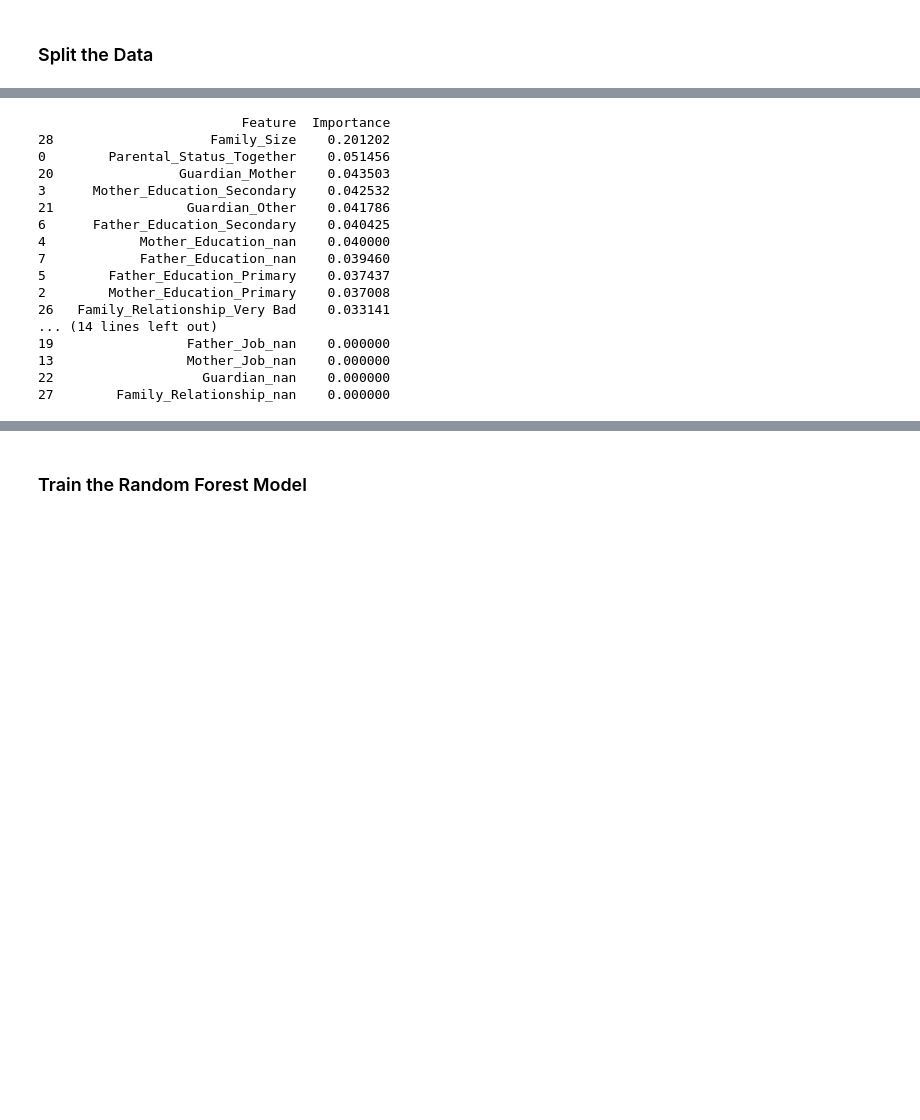
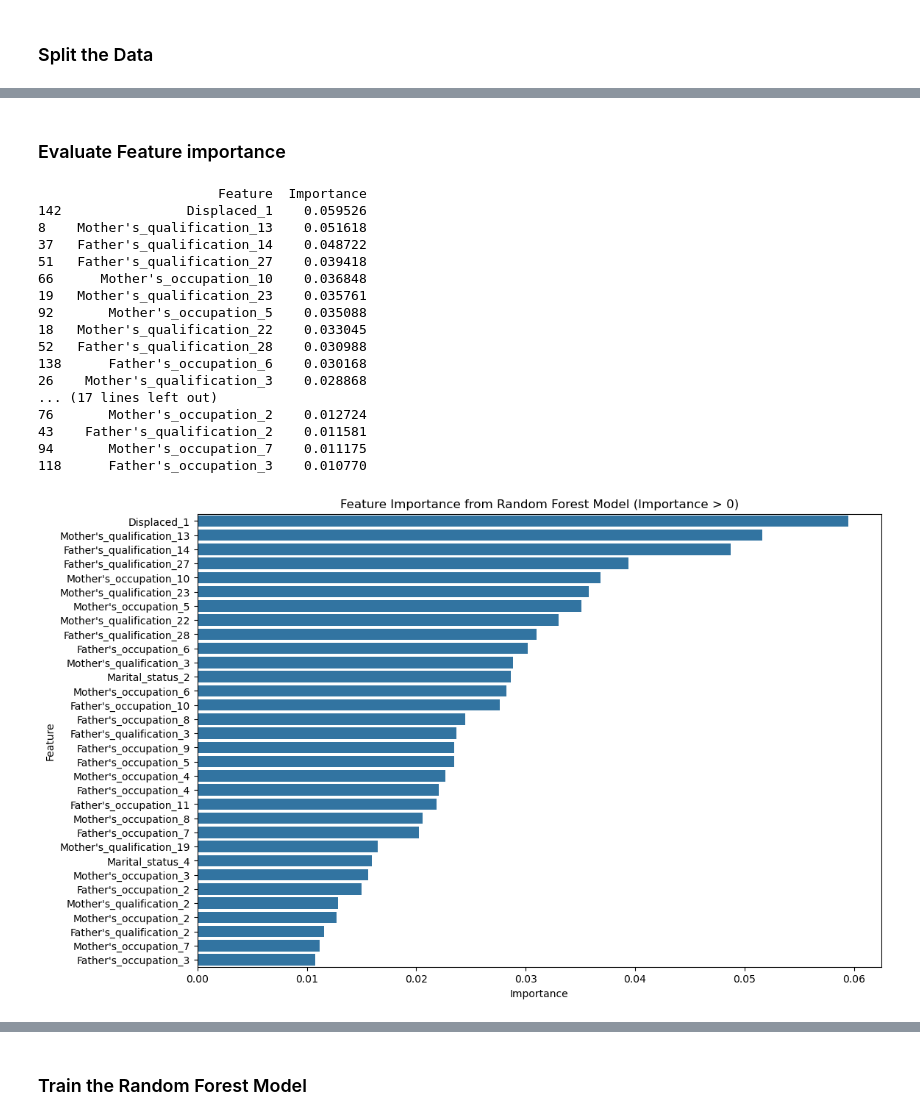
Before and after one commit to mrme77/School_DropOuts, a Jupyter notebook: Analysis.ipynb, the cells around one changed output, grey strips where cells are left out. Drawn from its saved outputs; the diff is of its cells as text; code cells hidden in the pictures; blank space fills up the shorter version.

```diff
--- a/Analysis.ipynb
+++ b/Analysis.ipynb
@@ -500,6 +527,6 @@ df_filtered.head()
 # %%
-X = df_filtered.drop('Dropped_Out', axis=1)
-y = df_filtered['Dropped_Out']
+X = df_filtered.drop('Target_encoded', axis=1)
+y = df_filtered['Target_encoded']
 # %% [markdown]
 ### Split the Data
 # %%
@@ -546,28 +543,37 @@ Confusion Matrix:
-# %%
-# Get feature importances
-importance = rf.feature_importances_
-feature_importance_df = pd.DataFrame({'Feature': X.columns, 'Importance': importance})
-
-# Sort the DataFrame by importance
-feature_importance_df.sort_values(by='Importance', ascending=False, inplace=True)
-
-# Print the feature importance DataFrame
-print(feature_importance_df)
-# %% [output]
-                          Feature  Importance
-28                    Family_Size    0.201202
-0        Parental_Status_Together    0.051456
-20                Guardian_Mother    0.043503
-3      Mother_Education_Secondary    0.042532
-21                 Guardian_Other    0.041786
-6      Father_Education_Secondary    0.040425
-4            Mother_Education_nan    0.040000
-7            Father_Education_nan    0.039460
-5        Father_Education_Primary    0.037437
-2        Mother_Education_Primary    0.037008
-26   Family_Relationship_Very Bad    0.033141
-... (14 lines left out)
-19                 Father_Job_nan    0.000000
-13                 Mother_Job_nan    0.000000
-22                   Guardian_nan    0.000000
-27        Family_Relationship_nan    0.000000
+# %% [markdown]
+### Evaluate Feature importance
+# %%
+# Get feature importances
+feature_importance = model.feature_importances_
+
+# Create a DataFrame to hold feature names and their importances
+# Filter features with importance greater than 0
+importance_df = importance_df[importance_df['Importance'] > 0.01]
+
+# Print the filtered DataFrame
+print(importance_df)
+
+# Optionally visualize the filtered feature importances
+plt.figure(figsize=(12, 8))
+sns.barplot(x='Importance', y='Feature', data=importance_df)
+plt.title('Feature Importance from Random Forest Model (Importance > 0)')
+plt.show()
+# %% [output]
+                       Feature  Importance
+142                Displaced_1    0.059526
+8    Mother's_qualification_13    0.051618
+37   Father's_qualification_14    0.048722
+51   Father's_qualification_27    0.039418
+66      Mother's_occupation_10    0.036848
+19   Mother's_qualification_23    0.035761
+92       Mother's_occupation_5    0.035088
+18   Mother's_qualification_22    0.033045
+52   Father's_qualification_28    0.030988
+138      Father's_occupation_6    0.030168
+26    Mother's_qualification_3    0.028868
+... (17 lines left out)
+76       Mother's_occupation_2    0.012724
+43    Father's_qualification_2    0.011581
+94       Mother's_occupation_7    0.011175
+118      Father's_occupation_3    0.010770
+[figure, added]
```
Also changed, not shown: parts of 27 cells of this notebook.
